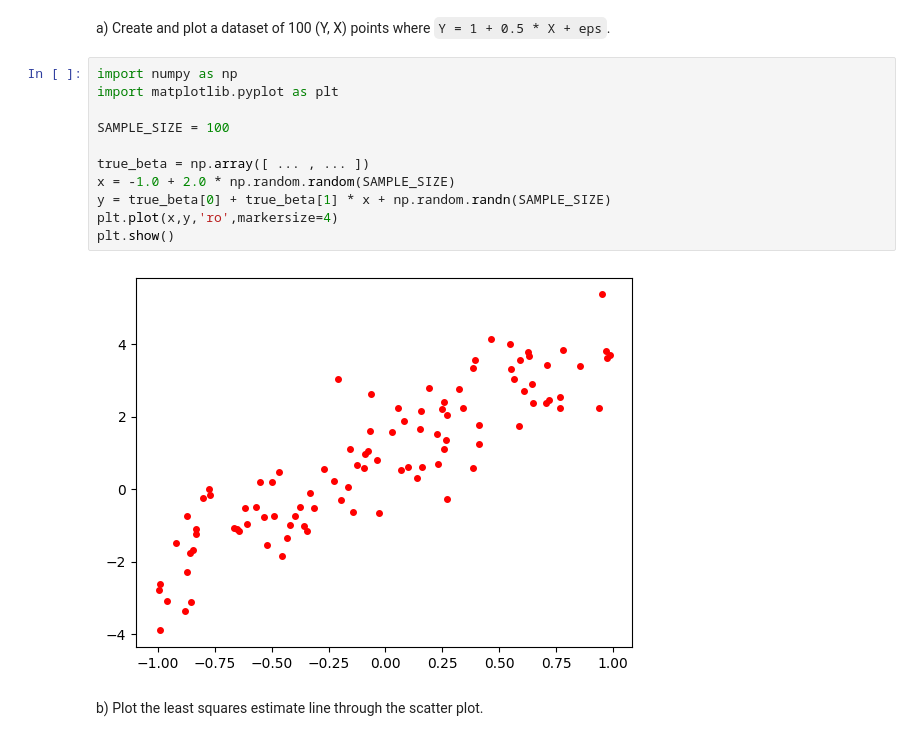
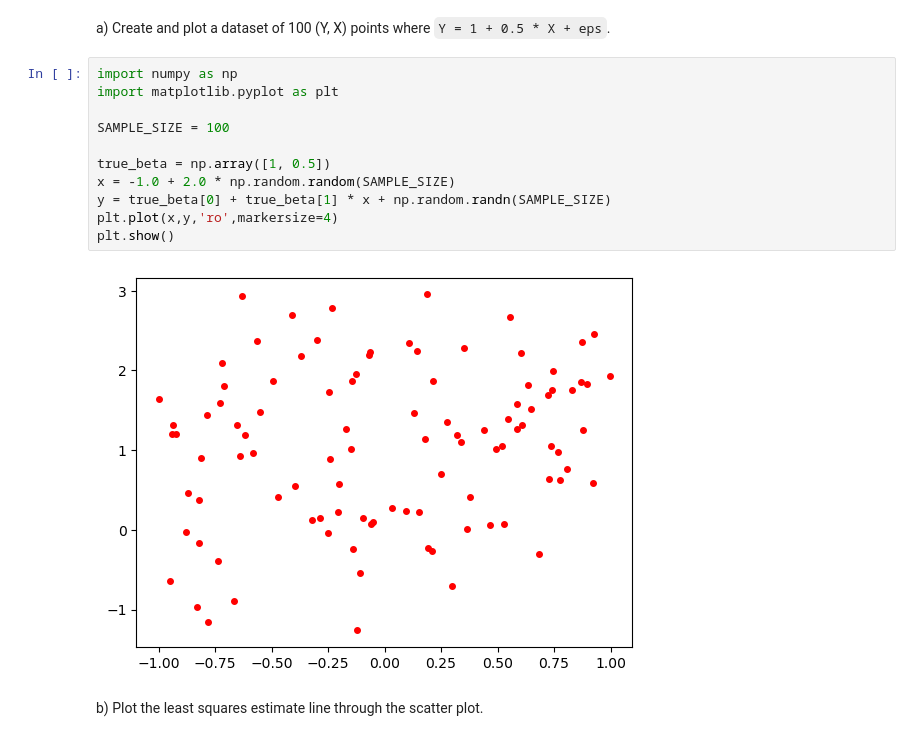
Before and after one commit to gallettilance/CS506-Fall2024, a Jupyter notebook: lecture_14/worksheet_14.ipynb, the cells around one changed output. Saved outputs shown, nothing was run; the diff lists cells and outputs as text.

```diff
--- a/lecture_14/worksheet_14.ipynb
+++ b/lecture_14/worksheet_14.ipynb
@@ -43,16 +43,16 @@ a) Create and plot a dataset of 100 (Y, X) points where `Y = 1 + 0.5 * X + eps`.
 # %%
 import numpy as np
 import matplotlib.pyplot as plt
 
 SAMPLE_SIZE = 100
 
-true_beta = np.array([ ... , ... ])
+true_beta = np.array([1, 0.5])
 x = -1.0 + 2.0 * np.random.random(SAMPLE_SIZE)
 y = true_beta[0] + true_beta[1] * x + np.random.randn(SAMPLE_SIZE)
 plt.plot(x,y,'ro',markersize=4)
 plt.show()
 # %% [output]
-[figure, old version]
+[figure, new version]
 # %% [markdown]
 b) Plot the least squares estimate line through the scatter plot.
 # %%
```
Also changed, not shown: parts of 4 cells of this notebook, 1 other file.
